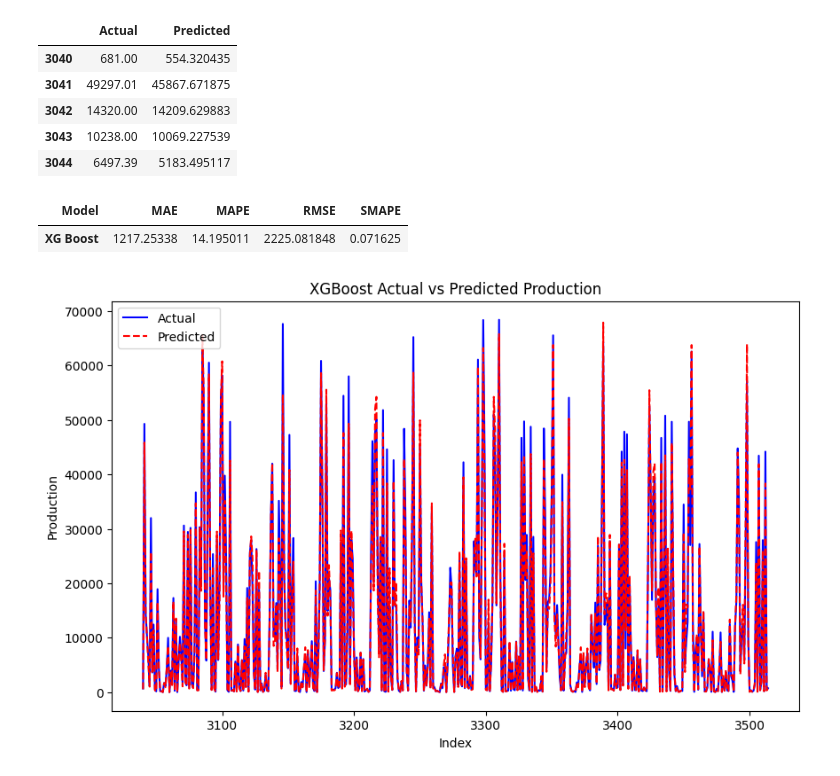
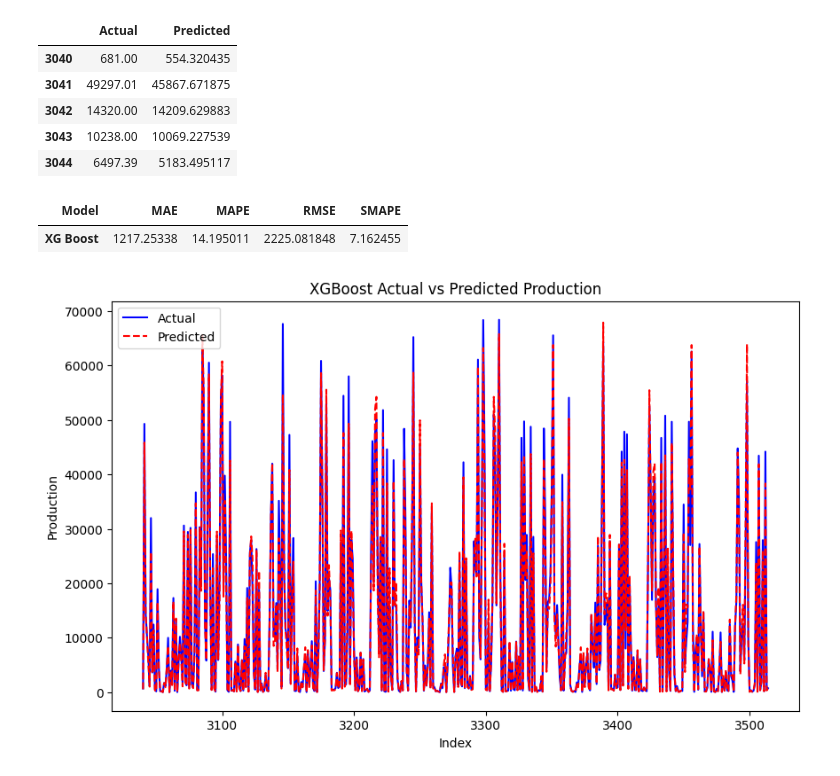
Before and after one commit to kazeulo/Project_197, a Jupyter notebook: Final version 1.ipynb, the cells around one changed output. Drawn from its saved outputs; the diff is of its cells as text; code cells hidden in the pictures.

```diff
--- a/Final version 1.ipynb
+++ b/Final version 1.ipynb
@@ -489,27 +489,27 @@ results.head(5)
 # %%
 # calculate performance metrics on the test data
 mae_train = mean_absolute_error(y_test_original, y_pred_original_xgb)
 mse_train = mean_squared_error(y_test_original, y_pred_original_xgb)
 rmse = np.sqrt(mse_train)
 smape = (1/len(y_test_original)) * np.sum(np.abs(y_test_original - y_pred_original_xgb) /
- (np.abs(y_test_original) + np.abs(y_pred_original_xgb) + 1e-9))
+ (np.abs(y_test_original) + np.abs(y_pred_original_xgb) + 1e-9)) * 100
 
 mape = np.mean(np.abs((y_test_original - y_pred_original_xgb) / y_test_original) * 100)
 
 # create a DataFrame to store the results
 performance_xgb = pd.DataFrame({
     'Model': ['MAE', 'MAPE', 'RMSE', 'SMAPE'],
     'XG Boost': [mae_train, mape, rmse, smape]
 })
 
 # transpose to make the performance horizontal
 performance_xgb = performance_xgb.set_index('Model').T
 
 # display the DataFrame
 performance_xgb
 # %% [output]
 | Model | MAE | MAPE | RMSE | SMAPE |
-| XG Boost | 1217.25338 | 14.195011 | 2225.081848 | 0.071625 |
+| XG Boost | 1217.25338 | 14.195011 | 2225.081848 | 7.162455 |
 # %%
 # 6. plot actual vs predicted values
 plt.figure(figsize=(10, 6))
```
Also changed, not shown: parts of 23 cells of this notebook.
